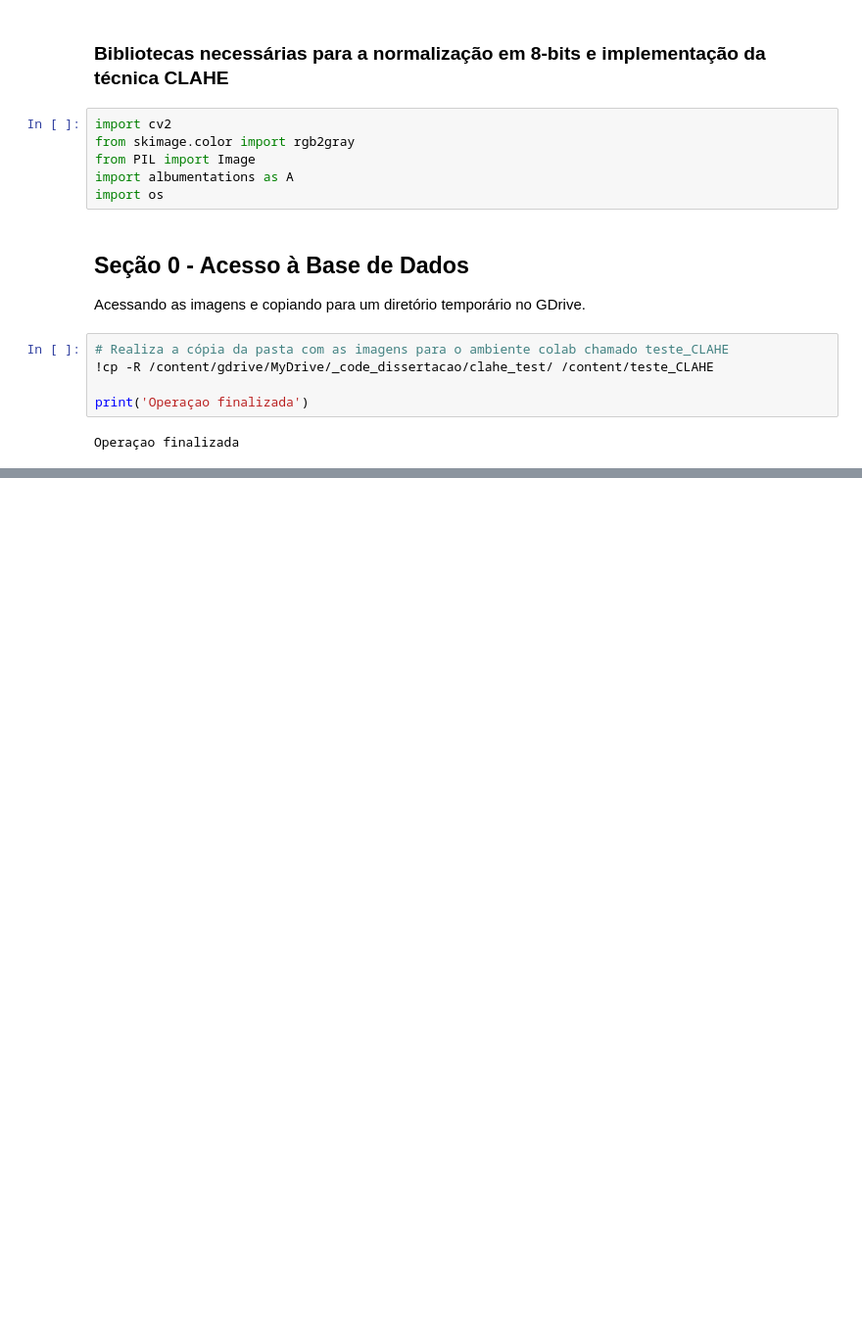
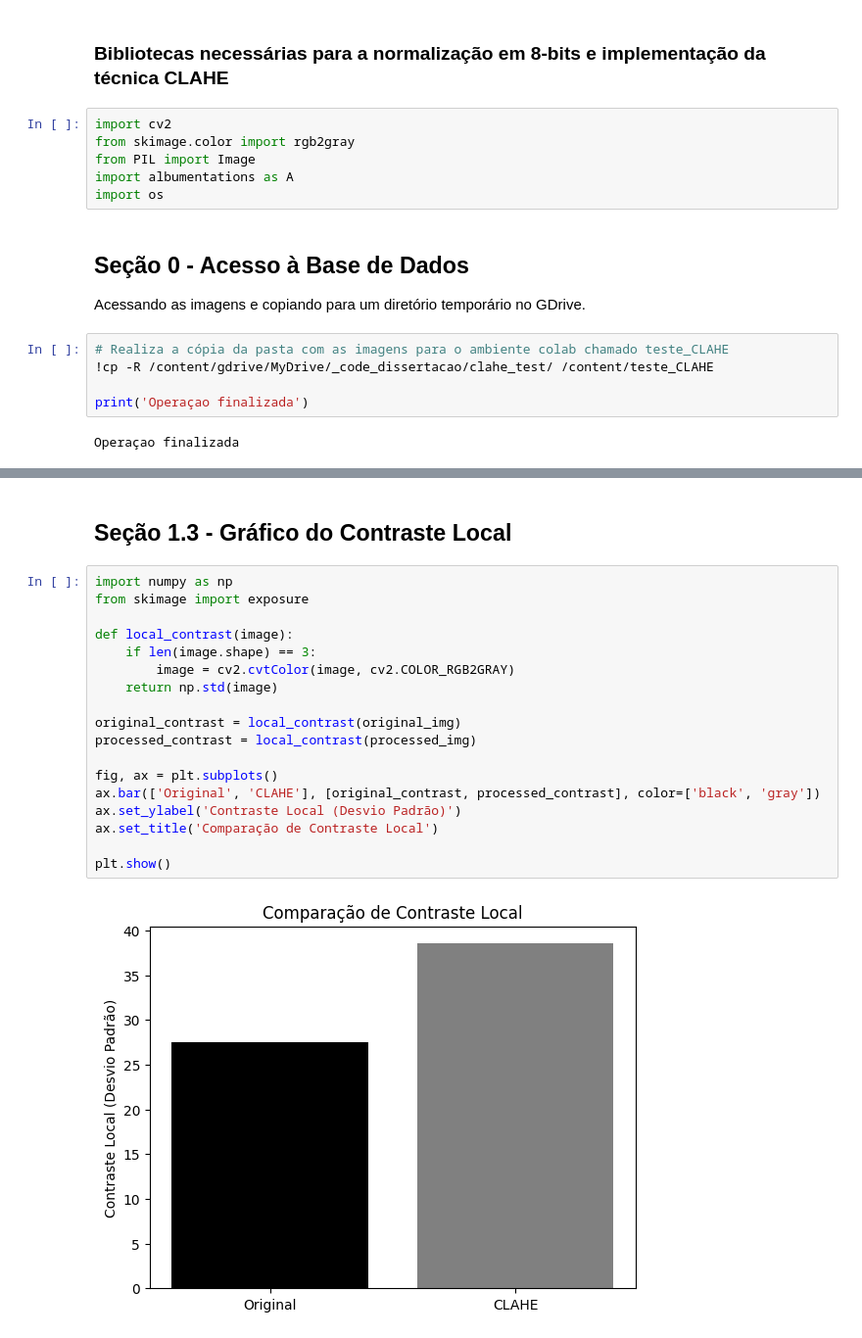
Before and after one commit to AlanMarquesRocha/pv_cells_detection_fault, a Jupyter notebook: comparative_CLAHE.ipynb, the cells around one changed output, grey strips where cells are left out. Shown at 98% size. Cells and saved outputs as stored; diff of their text form; blank space fills up the shorter version.

```diff
--- a/comparative_CLAHE.ipynb
+++ b/comparative_CLAHE.ipynb
@@ -60,0 +101,22 @@ processed_img = cv2.imread('/content/teste_CLAHE/img_poly_original.png')
+# %% [markdown]
+## **Seção 1.3 - Gráfico do Contraste Local**
+# %%
+import numpy as np
+from skimage import exposure
+
+def local_contrast(image):
+    if len(image.shape) == 3:
+        image = cv2.cvtColor(image, cv2.COLOR_RGB2GRAY)
+    return np.std(image)
+
+original_contrast = local_contrast(original_img)
+processed_contrast = local_contrast(processed_img)
+
+fig, ax = plt.subplots()
+ax.bar(['Original', 'CLAHE'], [original_contrast, processed_contrast], color=['black', 'gray'])
+ax.set_ylabel('Contraste Local (Desvio Padrão)')
+ax.set_title('Comparação de Contraste Local')
+
+plt.show()
+# %% [output]
+[figure, added]
```
Also changed, not shown: parts of 7 cells of this notebook.
